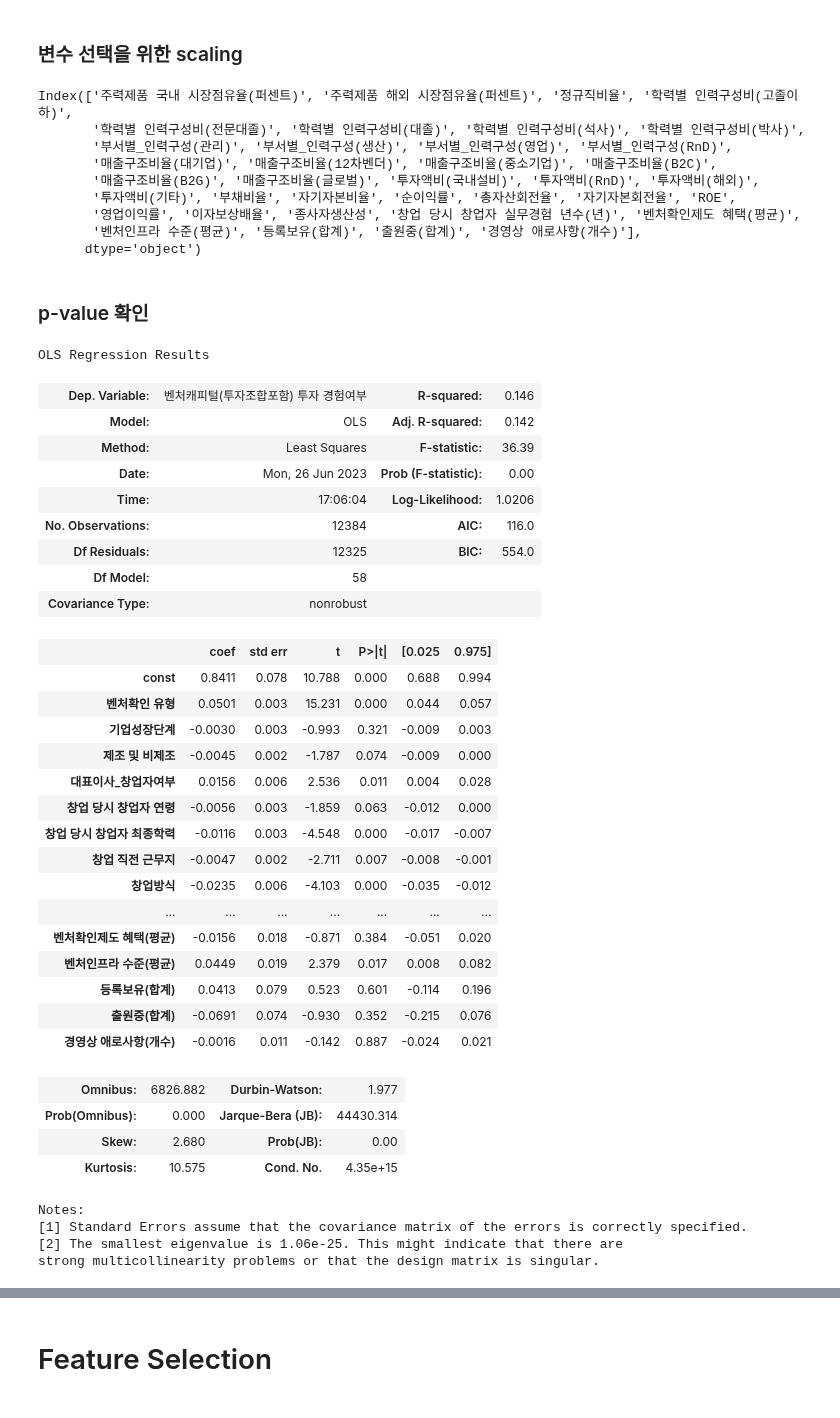
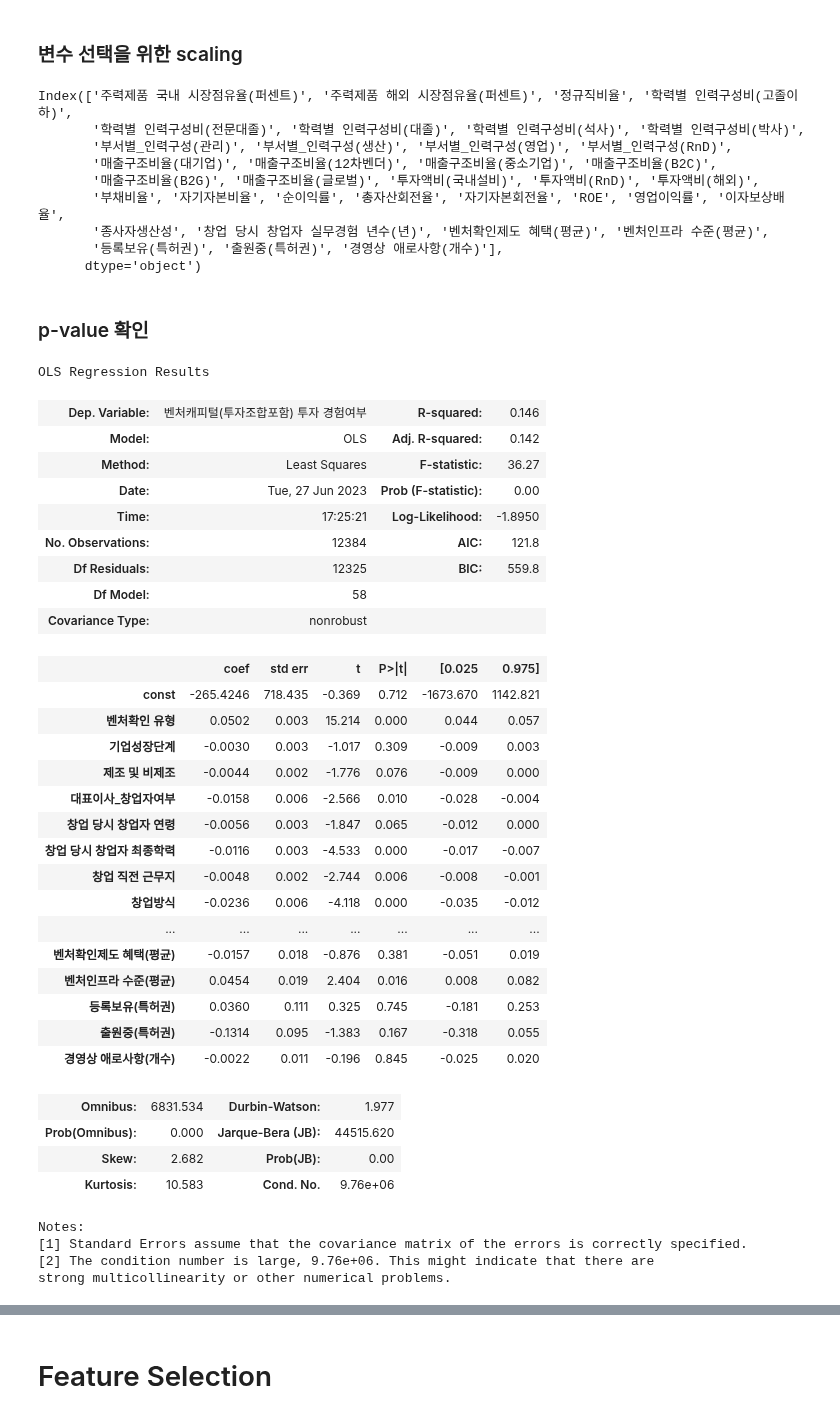
Before and after one commit to shoni0325/Project_1, a Jupyter notebook: code/FeatureSelection_2.ipynb, the cells around one changed output, grey strips where cells are left out. Drawn from its saved outputs; the diff is of its cells as text; code cells hidden in the pictures.

```diff
--- a/code/FeatureSelection_2.ipynb
+++ b/code/FeatureSelection_2.ipynb
@@ -3,4 +3,4 @@ import pandas as pd
 import warnings
 warnings.filterwarnings('ignore')
 # %%
-data = pd.read_csv('../data/완성data/start_data.csv')
+data = pd.read_csv('../data/완성data/new_df.csv')
@@ -7,25 +23,25 @@ data = pd.read_csv('../data/완성data/start_data.csv')
 # %%
 # 분석할 데이터 설정
-df = data.iloc[:,5:66]
+df = data.iloc[:,5:64]
 # %% [markdown]
 ### 변수 선택을 위한 scaling
 # %%
 from sklearn.preprocessing import MinMaxScaler
 # %%
-df.iloc[:,22:59].columns
+df.iloc[:,22:58].columns
 # %% [output]
 Index(['주력제품 국내 시장점유율(퍼센트)', '주력제품 해외 시장점유율(퍼센트)', '정규직비율', '학력별 인력구성비(고졸이하)',
        '학력별 인력구성비(전문대졸)', '학력별 인력구성비(대졸)', '학력별 인력구성비(석사)', '학력별 인력구성비(박사)',
        '부서별_인력구성(관리)', '부서별_인력구성(생산)', '부서별_인력구성(영업)', '부서별_인력구성(RnD)',
        '매출구조비율(대기업)', '매출구조비율(12차벤더)', '매출구조비율(중소기업)', '매출구조비율(B2C)',
        '매출구조비율(B2G)', '매출구조비율(글로벌)', '투자액비(국내설비)', '투자액비(RnD)', '투자액비(해외)',
-       '투자액비(기타)', '부채비율', '자기자본비율', '순이익률', '총자산회전율', '자기자본회전율', 'ROE',
-       '영업이익률', '이자보상배율', '종사자생산성', '창업 당시 창업자 실무경험 년수(년)', '벤처확인제도 혜택(평균)',
-       '벤처인프라 수준(평균)', '등록보유(합계)', '출원중(합계)', '경영상 애로사항(개수)'],
+       '부채비율', '자기자본비율', '순이익률', '총자산회전율', '자기자본회전율', 'ROE', '영업이익률', '이자보상배율',
+       '종사자생산성', '창업 당시 창업자 실무경험 년수(년)', '벤처확인제도 혜택(평균)', '벤처인프라 수준(평균)',
+       '등록보유(특허권)', '출원중(특허권)', '경영상 애로사항(개수)'],
       dtype='object')
 # %%
 # 비율형 변수 분리
-tran_df = df.iloc[:,22:59]
+tran_df = df.iloc[:,22:58]
 # %%
 # 분리한 데이터 MinMaxScaling
 mm = MinMaxScaler()
@@ -33,55 +49,58 @@ mm_tran_df = mm.fit_transform(tran_df)
 mm_tran_df = pd.DataFrame(mm_tran_df, columns=tran_df.columns)
 # %%
 # 분리한 데이터 원본에 치환
-df.iloc[:, 22:59] = mm_tran_df
+df.iloc[:, 22:58] = mm_tran_df
 # %% [markdown]
 ### p-value 확인
 # %%
 import statsmodels.api as sm
+
+X = df.iloc[:,:-1]
+y = df['벤처캐피털(투자조합포함) 투자 경험여부']
 
 feature_add = sm.add_constant(X, has_constant='add')
 
 # sm OLS 적합
 model = sm.OLS(y , feature_add)
 fitted_model = model.fit()
 
 # summary 함수통해 결과출력
 fitted_model.summary()
 # %% [output]
 OLS Regression Results
 | Dep. Variable: | 벤처캐피털(투자조합포함) 투자 경험여부 | R-squared: | 0.146 |
 | Model: | OLS | Adj. R-squared: | 0.142 |
-| Method: | Least Squares | F-statistic: | 36.39 |
-| Date: | Mon, 26 Jun 2023 | Prob (F-statistic): | 0.00 |
-| Time: | 17:06:04 | Log-Likelihood: | 1.0206 |
-| No. Observations: | 12384 | AIC: | 116.0 |
-| Df Residuals: | 12325 | BIC: | 554.0 |
+| Method: | Least Squares | F-statistic: | 36.27 |
+| Date: | Tue, 27 Jun 2023 | Prob (F-statistic): | 0.00 |
+| Time: | 17:25:21 | Log-Likelihood: | -1.8950 |
+| No. Observations: | 12384 | AIC: | 121.8 |
+| Df Residuals: | 12325 | BIC: | 559.8 |
 | Df Model: | 58 |  |  |
 | Covariance Type: | nonrobust |  |  |
 |  | coef | std err | t | P>|t| | [0.025 | 0.975] |
-| const | 0.8411 | 0.078 | 10.788 | 0.000 | 0.688 | 0.994 |
-| 벤처확인 유형 | 0.0501 | 0.003 | 15.231 | 0.000 | 0.044 | 0.057 |
-| 기업성장단계 | -0.0030 | 0.003 | -0.993 | 0.321 | -0.009 | 0.003 |
-| 제조 및 비제조 | -0.0045 | 0.002 | -1.787 | 0.074 | -0.009 | 0.000 |
-| 대표이사_창업자여부 | 0.0156 | 0.006 | 2.536 | 0.011 | 0.004 | 0.028 |
-| 창업 당시 창업자 연령 | -0.0056 | 0.003 | -1.859 | 0.063 | -0.012 | 0.000 |
-| 창업 당시 창업자 최종학력 | -0.0116 | 0.003 | -4.548 | 0.000 | -0.017 | -0.007 |
-| 창업 직전 근무지 | -0.0047 | 0.002 | -2.711 | 0.007 | -0.008 | -0.001 |
-| 창업방식 | -0.0235 | 0.006 | -4.103 | 0.000 | -0.035 | -0.012 |
+| const | -265.4246 | 718.435 | -0.369 | 0.712 | -1673.670 | 1142.821 |
+| 벤처확인 유형 | 0.0502 | 0.003 | 15.214 | 0.000 | 0.044 | 0.057 |
+| 기업성장단계 | -0.0030 | 0.003 | -1.017 | 0.309 | -0.009 | 0.003 |
+| 제조 및 비제조 | -0.0044 | 0.002 | -1.776 | 0.076 | -0.009 | 0.000 |
+| 대표이사_창업자여부 | -0.0158 | 0.006 | -2.566 | 0.010 | -0.028 | -0.004 |
+| 창업 당시 창업자 연령 | -0.0056 | 0.003 | -1.847 | 0.065 | -0.012 | 0.000 |
+| 창업 당시 창업자 최종학력 | -0.0116 | 0.003 | -4.533 | 0.000 | -0.017 | -0.007 |
+| 창업 직전 근무지 | -0.0048 | 0.002 | -2.744 | 0.006 | -0.008 | -0.001 |
+| 창업방식 | -0.0236 | 0.006 | -4.118 | 0.000 | -0.035 | -0.012 |
 | ... | ... | ... | ... | ... | ... | ... |
-| 벤처확인제도 혜택(평균) | -0.0156 | 0.018 | -0.871 | 0.384 | -0.051 | 0.020 |
-| 벤처인프라 수준(평균) | 0.0449 | 0.019 | 2.379 | 0.017 | 0.008 | 0.082 |
-| 등록보유(합계) | 0.0413 | 0.079 | 0.523 | 0.601 | -0.114 | 0.196 |
-| 출원중(합계) | -0.0691 | 0.074 | -0.930 | 0.352 | -0.215 | 0.076 |
-| 경영상 애로사항(개수) | -0.0016 | 0.011 | -0.142 | 0.887 | -0.024 | 0.021 |
+| 벤처확인제도 혜택(평균) | -0.0157 | 0.018 | -0.876 | 0.381 | -0.051 | 0.019 |
+| 벤처인프라 수준(평균) | 0.0454 | 0.019 | 2.404 | 0.016 | 0.008 | 0.082 |
+| 등록보유(특허권) | 0.0360 | 0.111 | 0.325 | 0.745 | -0.181 | 0.253 |
+| 출원중(특허권) | -0.1314 | 0.095 | -1.383 | 0.167 | -0.318 | 0.055 |
+| 경영상 애로사항(개수) | -0.0022 | 0.011 | -0.196 | 0.845 | -0.025 | 0.020 |
-| Omnibus: | 6826.882 | Durbin-Watson: | 1.977 |
-| Prob(Omnibus): | 0.000 | Jarque-Bera (JB): | 44430.314 |
-| Skew: | 2.680 | Prob(JB): | 0.00 |
-| Kurtosis: | 10.575 | Cond. No. | 4.35e+15 |
+| Omnibus: | 6831.534 | Durbin-Watson: | 1.977 |
+| Prob(Omnibus): | 0.000 | Jarque-Bera (JB): | 44515.620 |
+| Skew: | 2.682 | Prob(JB): | 0.00 |
+| Kurtosis: | 10.583 | Cond. No. | 9.76e+06 |
 Notes:
 [1] Standard Errors assume that the covariance matrix of the errors is correctly specified.
-[2] The smallest eigenvalue is 1.06e-25. This might indicate that there are
-strong multicollinearity problems or that the design matrix is singular.
+[2] The condition number is large, 9.76e+06. This might indicate that there are
+strong multicollinearity or other numerical problems.
 # %%
 significant_features = fitted_model.pvalues[fitted_model.pvalues < 0.05]
 significant_features
```
Also changed, not shown: parts of 44 cells of this notebook, 7 other files.
